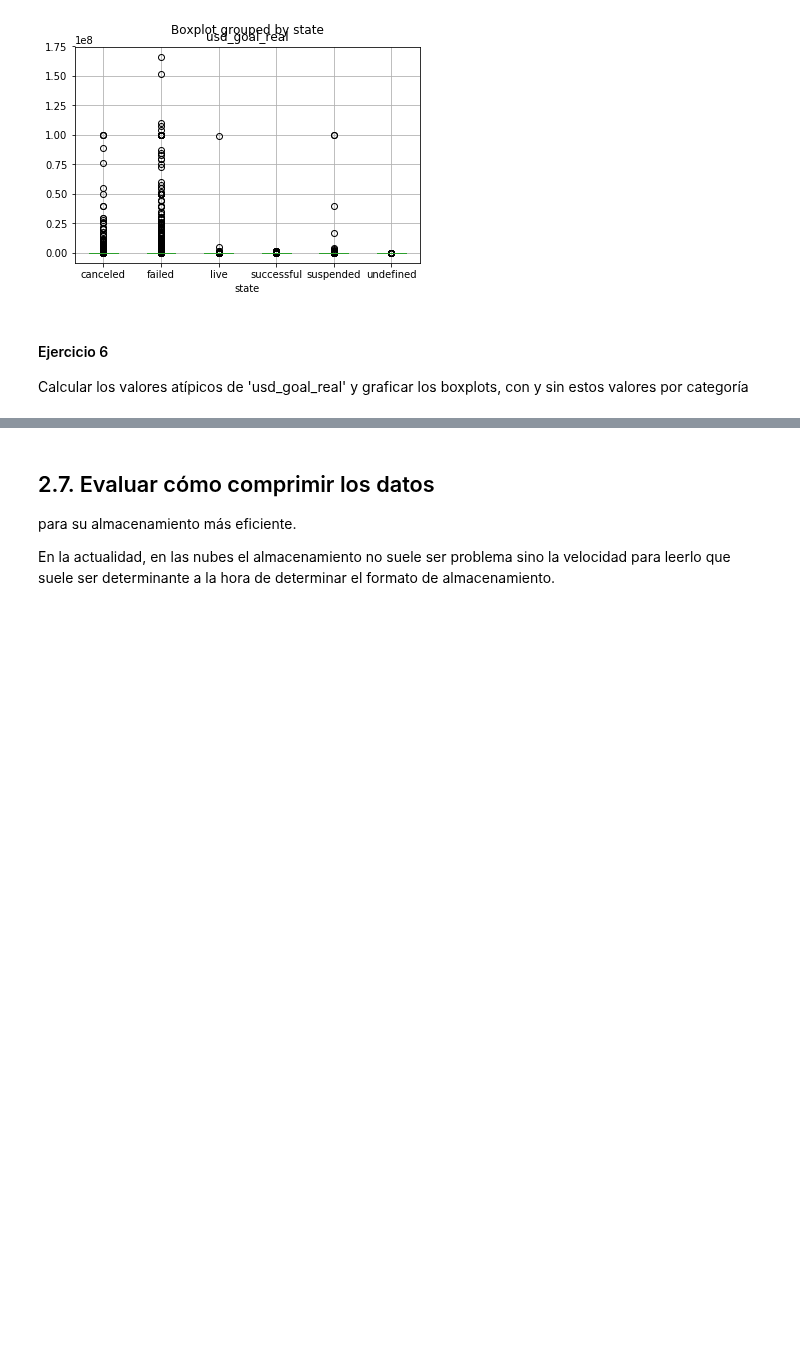
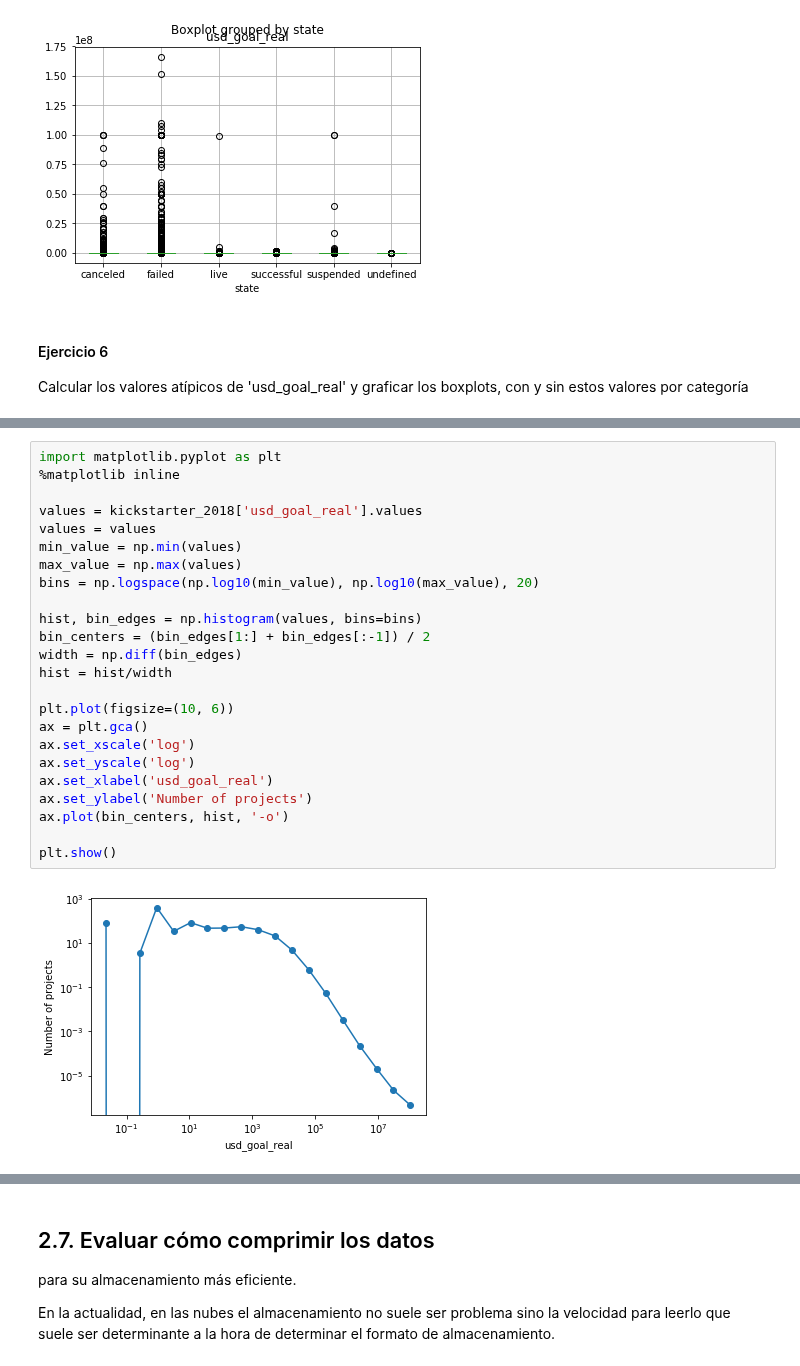
Before and after one commit to lvc0107/diplodatos, a Jupyter notebook: AnalisisyCuracion/notebooks/Limpieza.ipynb, the cells around one changed output, grey strips where cells are left out. Cells and saved outputs as stored; diff of their text form; blank space fills up the shorter version.

```diff
--- a/AnalisisyCuracion/notebooks/Limpieza.ipynb
+++ b/AnalisisyCuracion/notebooks/Limpieza.ipynb
@@ -995,0 +1183,26 @@ Calcular los valores atípicos de 'usd_goal_real' y graficar los boxplots, con y
+# %%
+import matplotlib.pyplot as plt
+%matplotlib inline
+
+values = kickstarter_2018['usd_goal_real'].values
+values = values
+min_value = np.min(values)
+max_value = np.max(values)
+bins = np.logspace(np.log10(min_value), np.log10(max_value), 20)
+
+hist, bin_edges = np.histogram(values, bins=bins)
+bin_centers = (bin_edges[1:] + bin_edges[:-1]) / 2
+width = np.diff(bin_edges)
+hist = hist/width
+
+plt.plot(figsize=(10, 6))
+ax = plt.gca()
+ax.set_xscale('log')
+ax.set_yscale('log')
+ax.set_xlabel('usd_goal_real')
+ax.set_ylabel('Number of projects')
+ax.plot(bin_centers, hist, '-o')
+
+plt.show()
+# %% [output]
+[figure, added]
```
Also changed, not shown: parts of 48 cells of this notebook, 6 other files.
